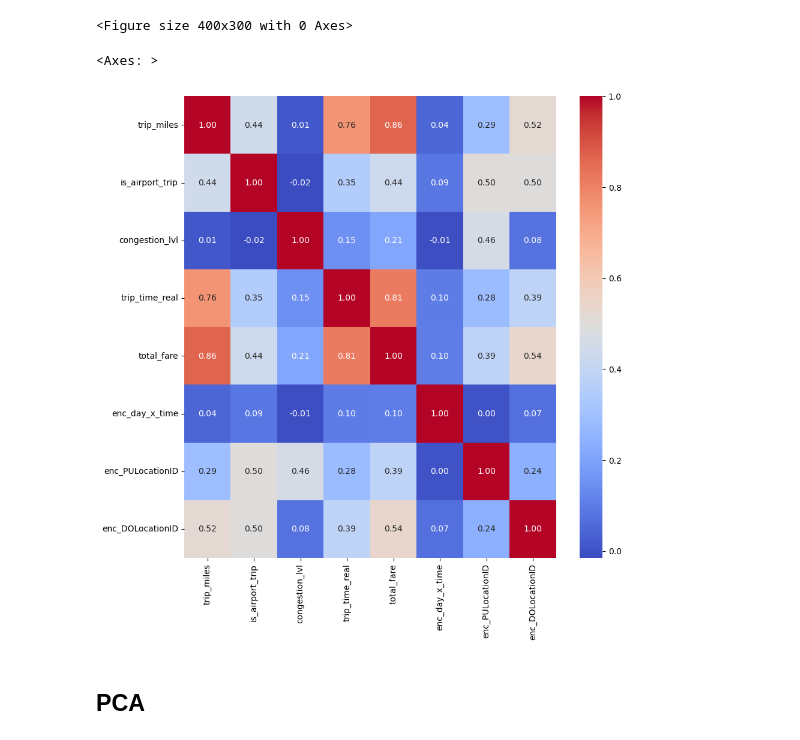
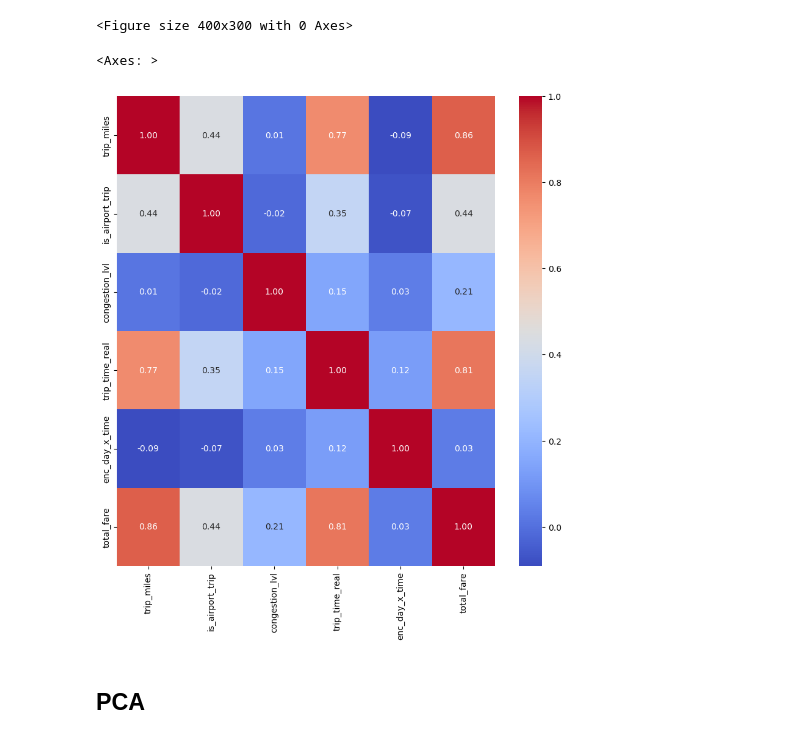
Before and after one commit to daysond/ride_fare_regression, a Jupyter notebook: SEA600_Report.ipynb, the cells around one changed output. Cells and saved outputs as stored; diff of their text form; code cells hidden in the pictures.

```diff
--- a/SEA600_Report.ipynb
+++ b/SEA600_Report.ipynb
@@ -302,0 +308,4 @@ data['day_x_time'] = data['pickup_day_no'].astype(str) + data['pickup_hour'].ast
+# %%
+X = data.drop('total_fare', axis=1)  # Assuming 'total_fare' is the target
+y = data['total_fare']
+X_train, X_test, y_train, y_test = train_test_split(X, y, test_size=0.25, random_state=42)
@@ -303,2 +328,6 @@ data['day_x_time'] = data['pickup_day_no'].astype(str) + data['pickup_hour'].ast
 # %% [markdown]
 ### Encoding day_x_time and PU/DOLocationID
+# %%
+encoder = ce.TargetEncoder()
+X_train['enc_day_x_time'] = encoder.fit_transform(X_train['day_x_time'], X_train['fare_per_mile'])
+X_test['enc_day_x_time'] = encoder.transform(X_test['day_x_time'])
@@ -304,0 +354,6 @@ data['day_x_time'] = data['pickup_day_no'].astype(str) + data['pickup_hour'].ast
+# %%
+loc_encoder = ce.TargetEncoder()
+features = ['PULocationID', 'DOLocationID']
+X_train = pd.concat([X_train, y_train], axis=1)
+X_train['enc_PU_DO'] = loc_encoder.fit_transform(X_train[features],X_train['total_fare'])
+X_test['enc_PU_DO'] = loc_encoder.transform(X_test['PULocationID'])
@@ -305,3 +363,6 @@ data['day_x_time'] = data['pickup_day_no'].astype(str) + data['pickup_hour'].ast
+# %%
+X_test.drop(columns=['pickup_datetime', 'day_x_time','PULocationID', 'DOLocationID', 'pickup_day_no', 'pickup_hour', 'base_passenger_fare', 'day_x_time', 'fare_per_mile'], inplace=True)
+X_train.drop(columns=['pickup_datetime', 'day_x_time','PULocationID', 'DOLocationID', 'pickup_day_no', 'pickup_hour', 'base_passenger_fare', 'day_x_time', 'fare_per_mile'], inplace=True)
 # %%
 import category_encoders as ce
 features = ['day_x_time', 'PULocationID', 'DOLocationID']
@@ -397,11 +478,12 @@ for feature in features:
 data.drop(columns=['PULocationID_bin', 'DOLocationID_bin', 'day_x_time_bin'], inplace=True)
 # %%
 ## generating correlation heatmap
+data = pd.concat([X_train, y_train], axis=1)
 plt.figure(figsize = (10, 10))
 sns.heatmap(data.corr(), annot=True, fmt=".2f", cmap="coolwarm", cbar=True)
 # %% [output]
 <Axes: >
-[figure, old version]
+[figure, new version]
 # %% [markdown]
 ## PCA
 # %%
```
Also changed, not shown: parts of 79 cells of this notebook, 27 other files.
